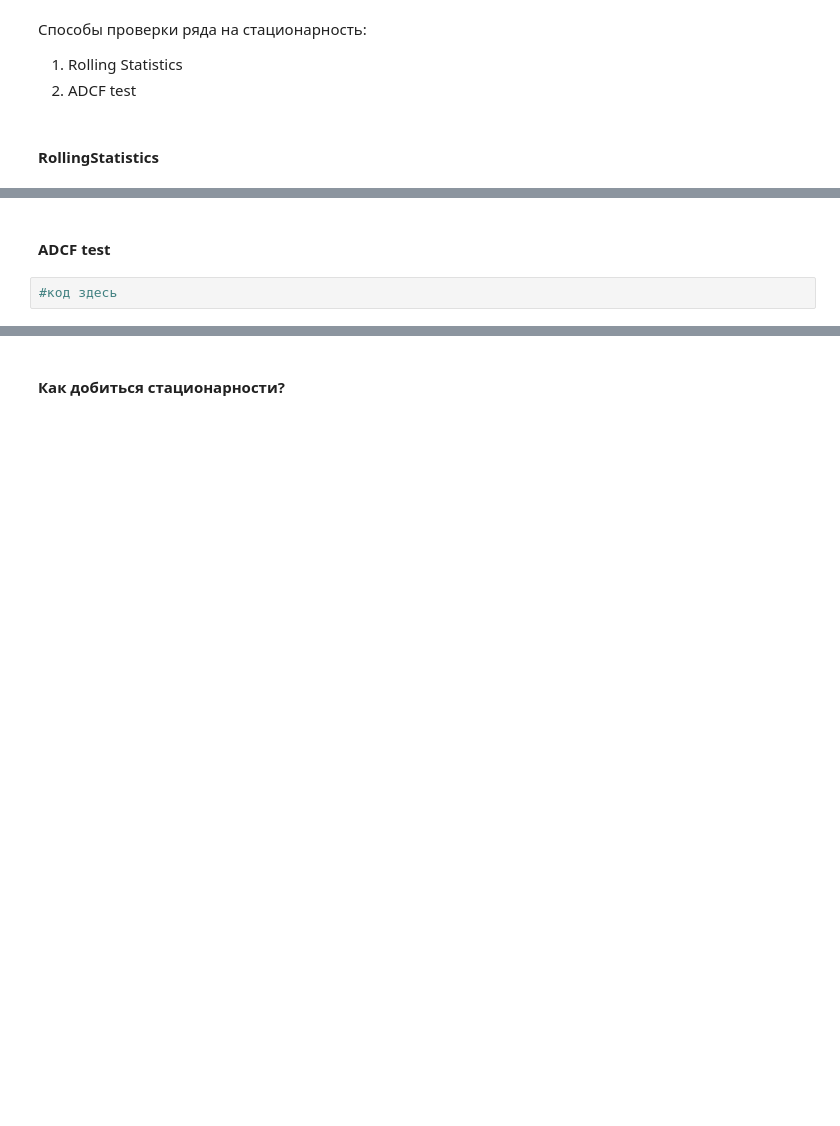
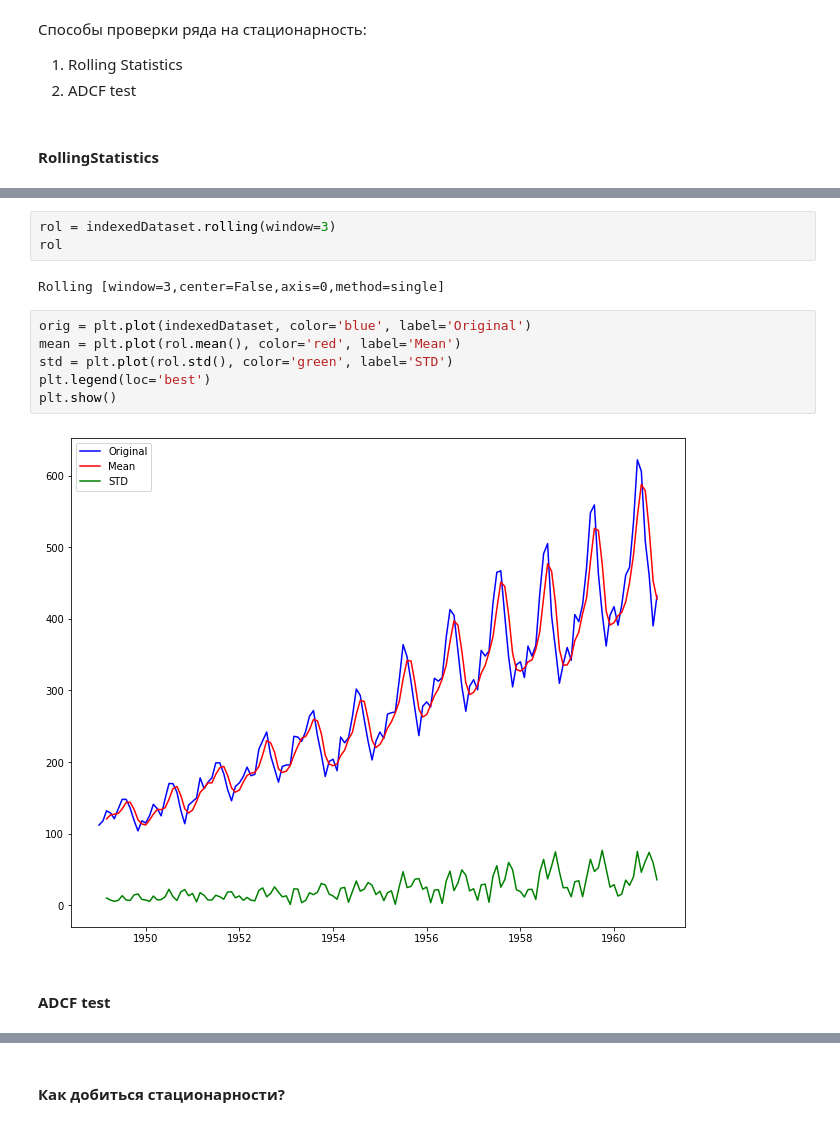
Before and after one commit to starminalush/ml_course_2022, a Jupyter notebook: lesson8/lesson8.ipynb, the cells around one changed output, grey strips where cells are left out. Cells and saved outputs as stored; diff of their text form; blank space fills up the shorter version.

```diff
--- a/lesson8/lesson8.ipynb
+++ b/lesson8/lesson8.ipynb
@@ -135,4 +171,15 @@ plt.show()
+# %%
+rol = indexedDataset.rolling(window=3)
+rol
+# %% [output]
+Rolling [window=3,center=False,axis=0,method=single]
+# %%
+orig = plt.plot(indexedDataset, color='blue', label='Original')
+mean = plt.plot(rol.mean(), color='red', label='Mean')
+std = plt.plot(rol.std(), color='green', label='STD')
+plt.legend(loc='best')
+plt.show()
+# %% [output]
+[figure, added]
 # %% [markdown]
 #### ADCF test
-# %%
-#код здесь
```
Also changed, not shown: parts of 61 cells of this notebook.
